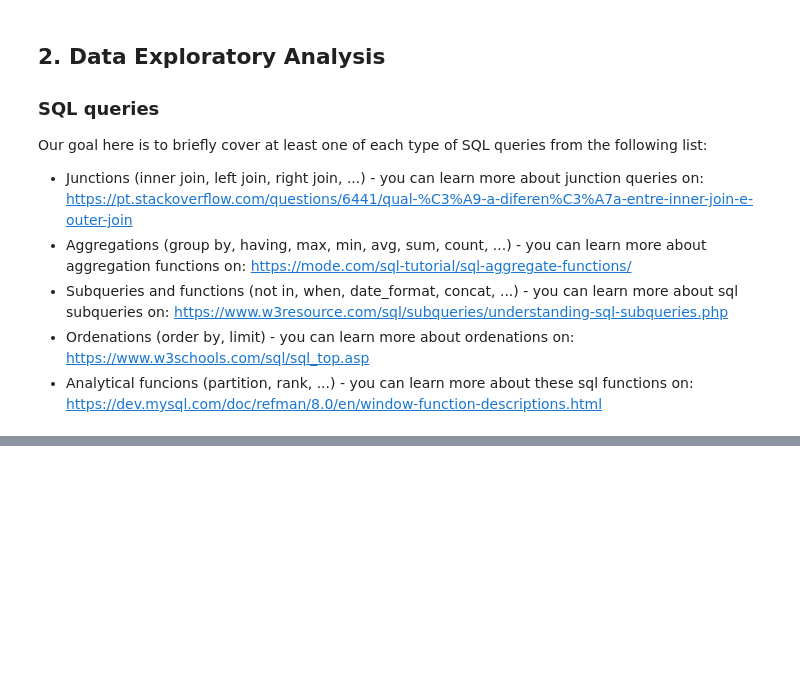
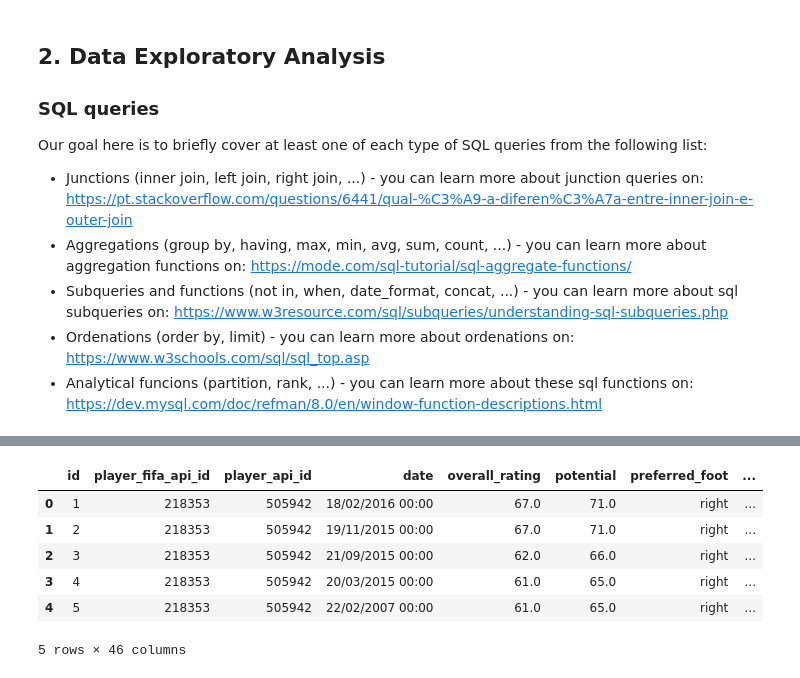
Before and after one commit to carlostomeh/DB_SQL_Jogos_Europeus, a Jupyter notebook: Data Exploratory Analysis using SQL.ipynb, the cells around one changed output, grey strips where cells are left out. Cells and saved outputs as stored; diff of their text form; code cells hidden in the pictures; blank space fills up the shorter version.

```diff
--- a/Data Exploratory Analysis using SQL.ipynb
+++ b/Data Exploratory Analysis using SQL.ipynb
@@ -244,0 +275,36 @@ frame.head()
+# %%
+# Using LEFT JOIN
+
+# On the table 'Player_Attributes' we have a lot of information about the player attributes as it's name already suggests,
+# but this table doesn't have the Name of the Player, which is on the table 'Player'
+# The table 'Player' also have information about the birthdate, height and weight of the player
+
+# So here's what we are going to do, we are going to bring the informations about the player from the table 'Player' to the table 'Player_Attributes', so this one is complete!
+
+# Left join works this way:
+# you can bring what you find about you the key (in this case, our key is player_api_id) in the table on the right side of the join to the table on the left.
+# In case we didn't find some player_api_id in the table on the right, there would be missings generated to this player_api_id, and we wouldn't know his name, but that's not the case
+
+player_attributes_complete = pd.read_sql("""
+    SELECT
+        A.*,
+        B.player_name,
+        B.birthday,
+        B.height,
+        B.weight
+    FROM Player_Attributes A
+    LEFT JOIN Player AS B
+        ON A.player_api_id = B.player_api_id;""",conn)
+
+# Note that we've renamed the tables during the join: "Player_Attributes" has become "A" (implicitly) and "Player" has become "B" (by statement AS)
+# I guess you allready know what the RIGHT JOIN does by now
+
+player_attributes_complete.head()
+# %% [output]
+|  | id | player_fifa_api_id | player_api_id | date | overall_rating | potential | preferred_foot | ... |
+| 0 | 1 | 218353 | 505942 | 18/02/2016 00:00 | 67.0 | 71.0 | right | ... |
+| 1 | 2 | 218353 | 505942 | 19/11/2015 00:00 | 67.0 | 71.0 | right | ... |
+| 2 | 3 | 218353 | 505942 | 21/09/2015 00:00 | 62.0 | 66.0 | right | ... |
+| 3 | 4 | 218353 | 505942 | 20/03/2015 00:00 | 61.0 | 65.0 | right | ... |
+| 4 | 5 | 218353 | 505942 | 22/02/2007 00:00 | 61.0 | 65.0 | right | ... |
+5 rows × 46 columns
```
Also changed, not shown: parts of 21 cells of this notebook.
